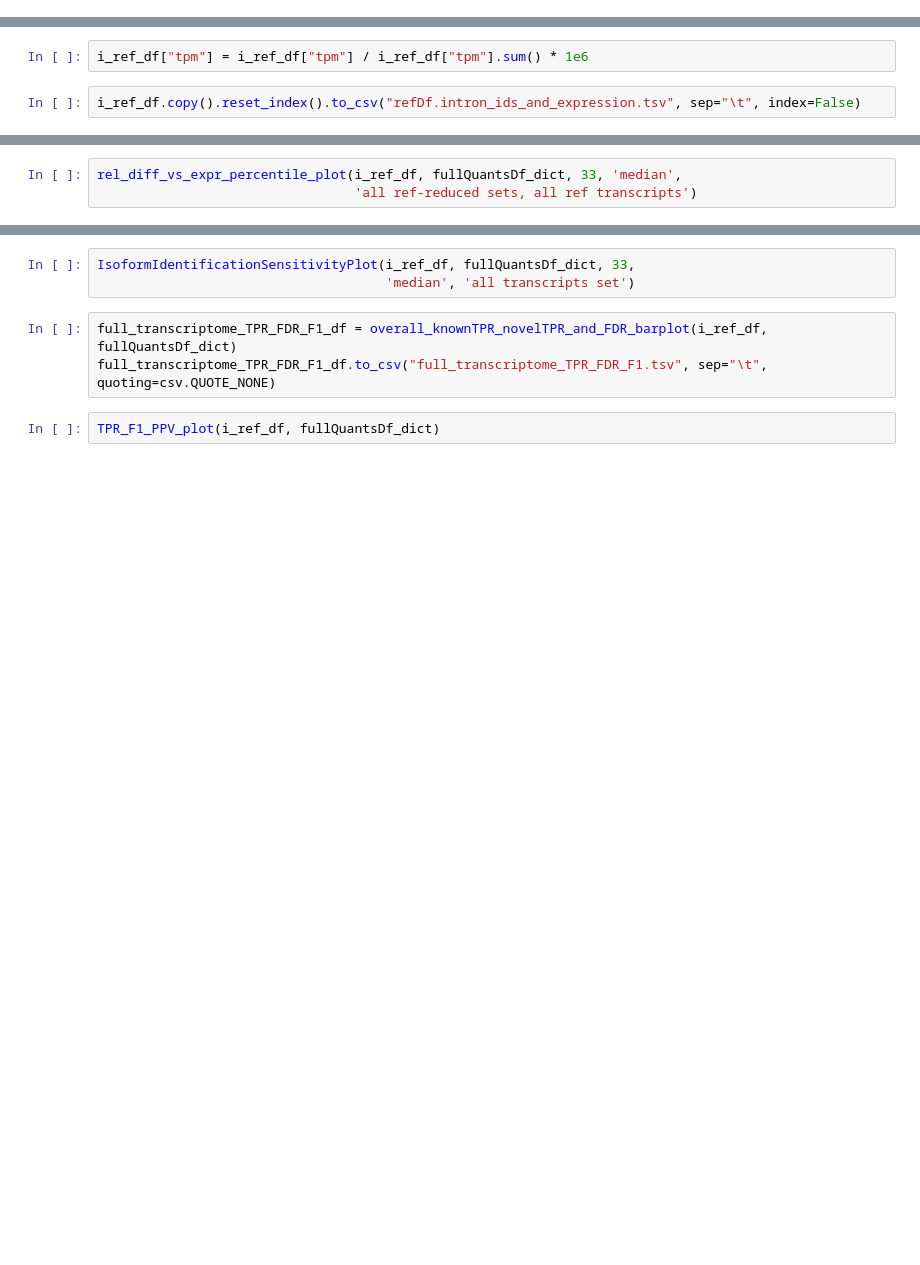
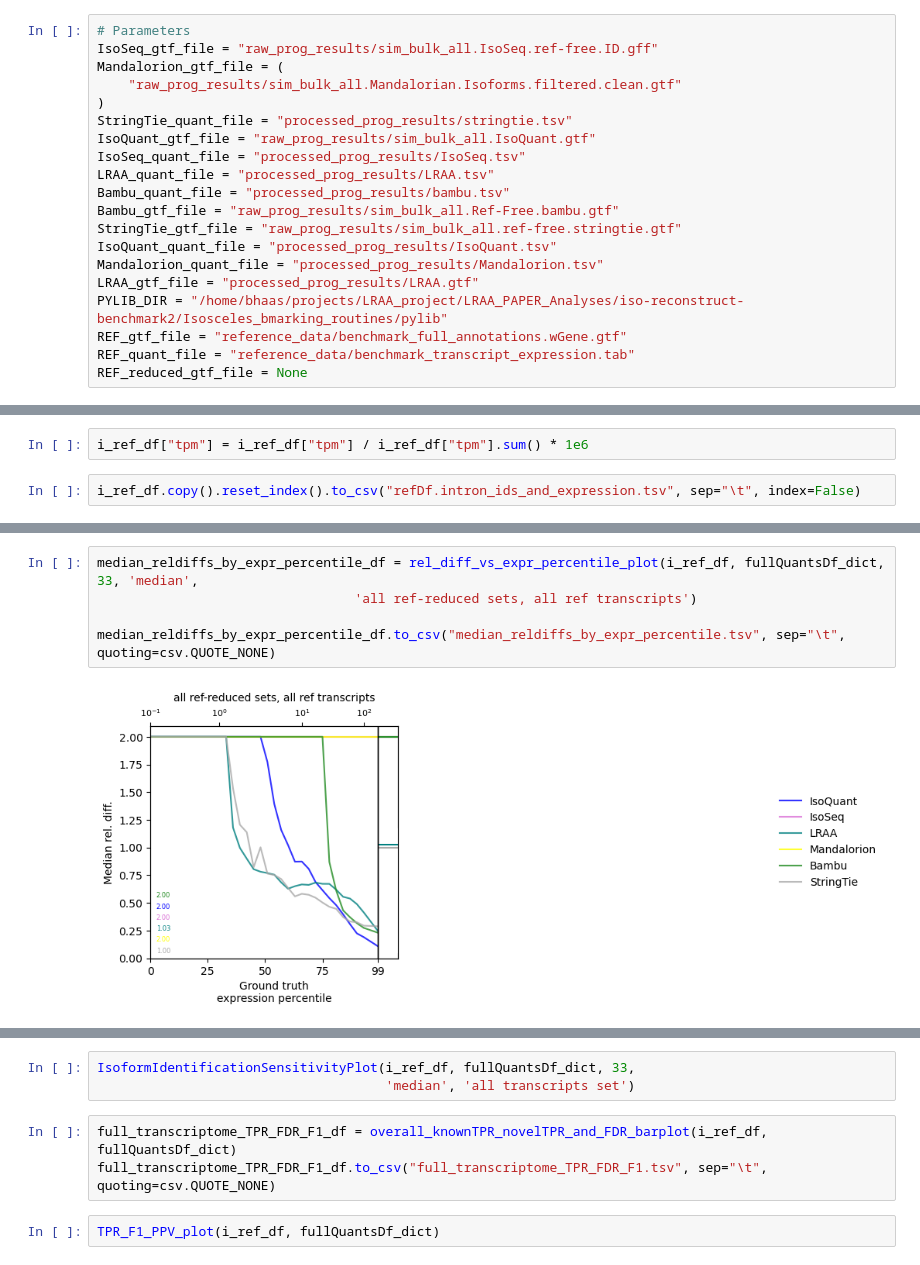
Before and after one commit to MethodsDev/iso-reconstruct-benchmark2, a Jupyter notebook: Isosceles_bmarking_routines/template_notebooks/template.denovo.ipynb, the cells around one changed output, grey strips where cells are left out. Cells and saved outputs as stored; diff of their text form; blank space fills up the shorter version.

Commit message:
include detailed reporting on rel diffs

```diff
--- a/Isosceles_bmarking_routines/template_notebooks/template.denovo.ipynb
+++ b/Isosceles_bmarking_routines/template_notebooks/template.denovo.ipynb
@@ -44,6 +44,26 @@ StringTie_quant_file = None
 
 TALON_gtf_file = None
 TALON_quant_file = None
+# %%
+# Parameters
+IsoSeq_gtf_file = "raw_prog_results/sim_bulk_all.IsoSeq.ref-free.ID.gff"
+Mandalorion_gtf_file = (
+    "raw_prog_results/sim_bulk_all.Mandalorian.Isoforms.filtered.clean.gtf"
+)
+StringTie_quant_file = "processed_prog_results/stringtie.tsv"
+IsoQuant_gtf_file = "raw_prog_results/sim_bulk_all.IsoQuant.gtf"
+IsoSeq_quant_file = "processed_prog_results/IsoSeq.tsv"
+LRAA_quant_file = "processed_prog_results/LRAA.tsv"
+Bambu_quant_file = "processed_prog_results/bambu.tsv"
+Bambu_gtf_file = "raw_prog_results/sim_bulk_all.Ref-Free.bambu.gtf"
+StringTie_gtf_file = "raw_prog_results/sim_bulk_all.ref-free.stringtie.gtf"
+IsoQuant_quant_file = "processed_prog_results/IsoQuant.tsv"
+Mandalorion_quant_file = "processed_prog_results/Mandalorion.tsv"
+LRAA_gtf_file = "processed_prog_results/LRAA.gtf"
+PYLIB_DIR = "/home/bhaas/projects/LRAA_project/LRAA_PAPER_Analyses/iso-reconstruct-benchmark2/Isosceles_bmarking_routines/pylib"
+REF_gtf_file = "reference_data/benchmark_full_annotations.wGene.gtf"
+REF_quant_file = "reference_data/benchmark_transcript_expression.tab"
+REF_reduced_gtf_file = None
 # %%
 import sys, os, re
 sys.path.insert(0, PYLIB_DIR)
@@ -112,3 +198,7 @@ mean_rel_diff_df.to_csv("mean_rel_diff.tsv", sep="\t", quoting=csv.QUOTE_NONE)
 # %%
-rel_diff_vs_expr_percentile_plot(i_ref_df, fullQuantsDf_dict, 33, 'median',
+median_reldiffs_by_expr_percentile_df = rel_diff_vs_expr_percentile_plot(i_ref_df, fullQuantsDf_dict, 33, 'median',
                                  'all ref-reduced sets, all ref transcripts')
+
+median_reldiffs_by_expr_percentile_df.to_csv("median_reldiffs_by_expr_percentile.tsv", sep="\t", quoting=csv.QUOTE_NONE)
+# %% [output]
+[figure, added]
```
Also changed, not shown: parts of 9 cells of this notebook, 1 other file.
